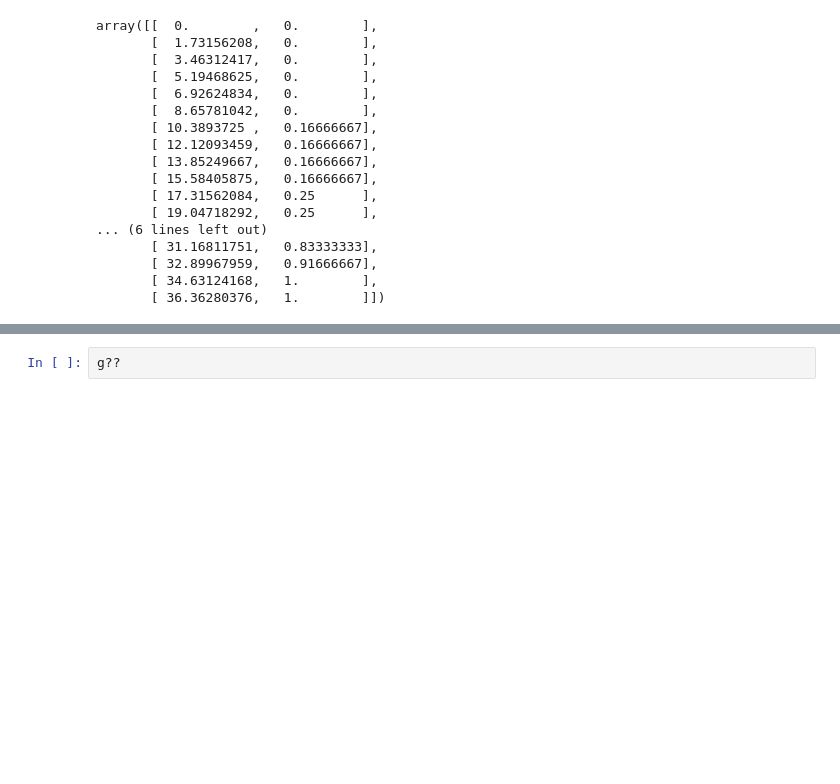
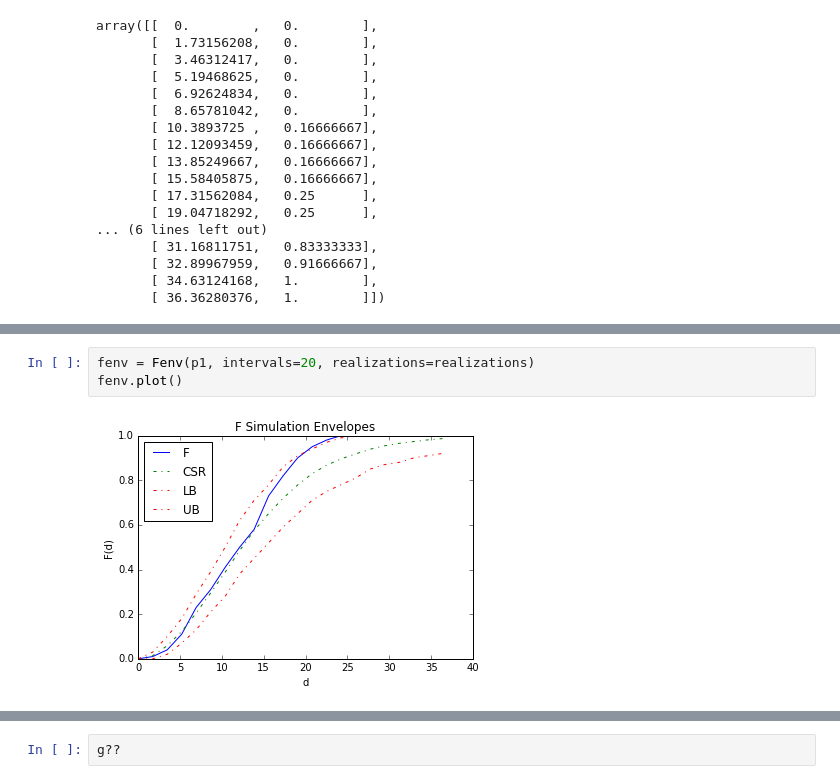
Before and after one commit to pysal/pointpats, a Jupyter notebook: distance_statistics.ipynb, the cells around one changed output, grey strips where cells are left out. Cells and saved outputs as stored; diff of their text form; blank space fills up the shorter version.

```diff
--- a/distance_statistics.ipynb
+++ b/distance_statistics.ipynb
@@ -65,3 +61,8 @@ AttributeError: 'str' object has no attribute 'self'
+# %%
+fenv = Fenv(p1, intervals=20, realizations=realizations)
+fenv.plot()
+# %% [output]
+[figure, added]
 # %%
 for real in realizations.realizations:
     print real
```
Also changed, not shown: parts of 3 cells of this notebook, 1 other file.
